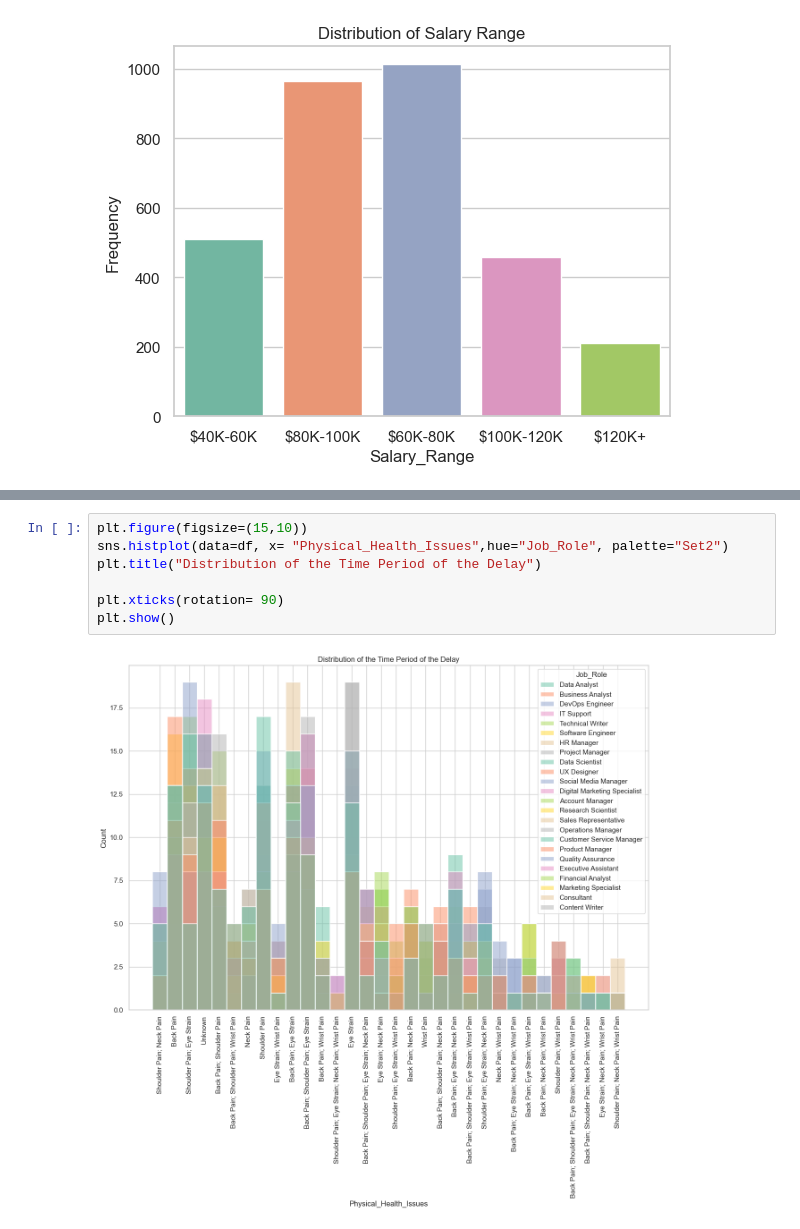
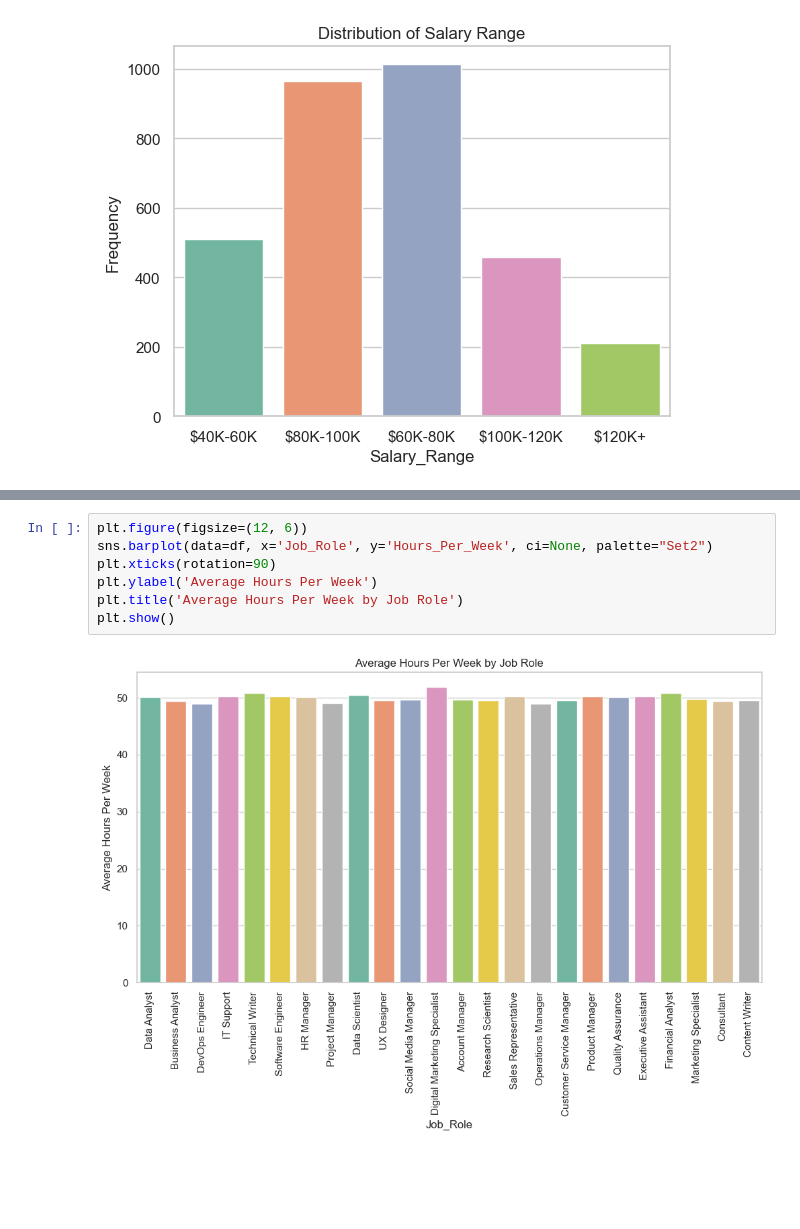
Before and after one commit to GideonKayode/post_pandemic_remote_work_health_impact_2025, a Jupyter notebook: post_pandemic.ipynb, the cells around one changed output, grey strips where cells are left out. Saved outputs shown, nothing was run; the diff lists cells and outputs as text; blank space fills up the shorter version.

```diff
--- a/post_pandemic.ipynb
+++ b/post_pandemic.ipynb
@@ -236,9 +284,9 @@ plt.show()
-# %%
-plt.figure(figsize=(15,10))
-sns.histplot(data=df, x= "Physical_Health_Issues",hue="Job_Role", palette="Set2")
-plt.title("Distribution of the Time Period of the Delay")
-
-plt.xticks(rotation= 90)
-plt.show()
-# %% [output]
-[figure, removed]
+# %%
+plt.figure(figsize=(12, 6))
+sns.barplot(data=df, x='Job_Role', y='Hours_Per_Week', ci=None, palette="Set2")
+plt.xticks(rotation=90)
+plt.ylabel('Average Hours Per Week')
+plt.title('Average Hours Per Week by Job Role')
+plt.show()
+# %% [output]
+[figure, added]
```
Also changed, not shown: parts of 30 cells of this notebook.
